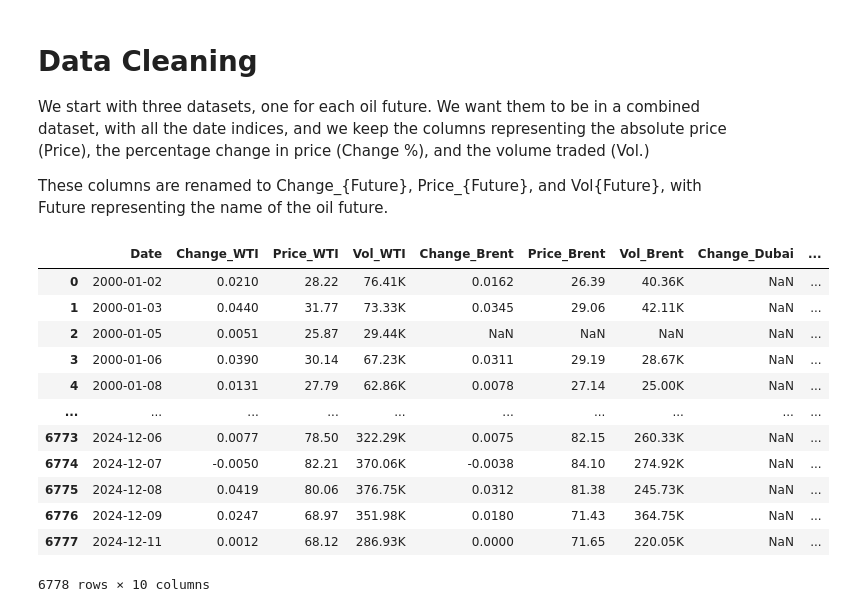
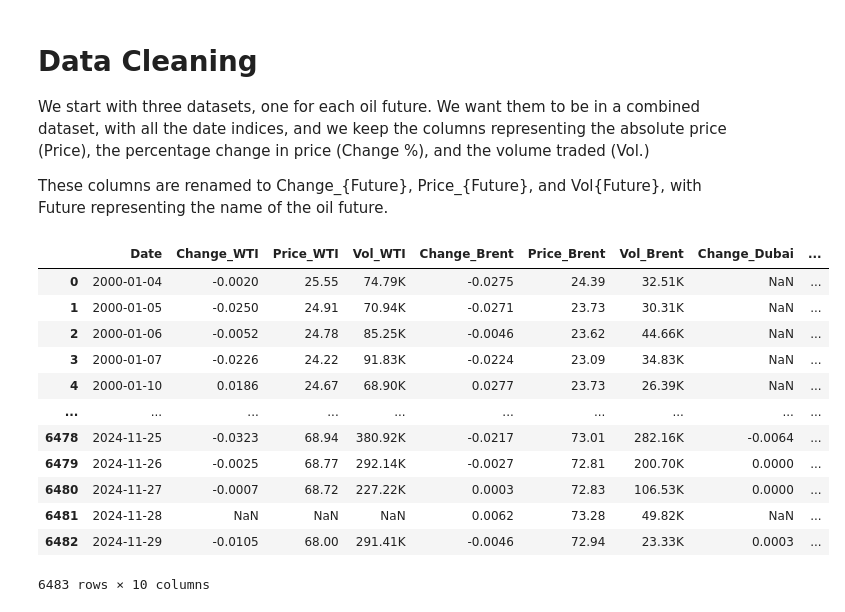
Before and after one commit to fabianbermana/oil_futures_analysis, a Jupyter notebook: scripts/data_cleaning.ipynb, the cells around one changed output. Drawn from its saved outputs; the diff is of its cells as text; code cells hidden in the pictures.

Commit message:
fixed major issue with data cleaning

```diff
--- a/scripts/data_cleaning.ipynb
+++ b/scripts/data_cleaning.ipynb
@@ -13,9 +18,9 @@ DATA_BRENT = pd.read_csv("../Datasets/Futures_Oil_Brent.csv", header=0)
 DATA_DUBAI = pd.read_csv("../Datasets/Futures_Oil_Dubai.csv", header=0)
 
 # Ensure the Date columns are parsed correctly
-DATA_WTI['Date'] = pd.to_datetime(DATA_WTI['Date'], errors='coerce')
-DATA_BRENT['Date'] = pd.to_datetime(DATA_BRENT['Date'], errors='coerce')
-DATA_DUBAI['Date'] = pd.to_datetime(DATA_DUBAI['Date'], errors='coerce')
+DATA_WTI['Date'] = pd.to_datetime(DATA_WTI['Date'], errors='coerce', format=r"%d-%m-%y")
+DATA_BRENT['Date'] = pd.to_datetime(DATA_BRENT['Date'], errors='coerce', format=r"%d-%m-%y")
+DATA_DUBAI['Date'] = pd.to_datetime(DATA_DUBAI['Date'], errors='coerce', format=r"%d-%m-%y")
 
 # Perform full outer join on the Date column
 combined_data = (
@@ -28,42 +33,42 @@ combined_data = (
         how='outer'
     )
     .merge(
         DATA_DUBAI[['Date', 'Change %', 'Price', 'Vol.']]
         .rename(columns={'Change %': 'Change_Dubai', 'Price': 'Price_Dubai', 'Vol.': 'Vol_Dubai'}),
         on='Date',
         how='outer'
     )
 )
 
 # Remove '%' from Change % columns and convert to numeric
 for column in ['Change_WTI', 'Change_Brent', 'Change_Dubai']:
     combined_data[column] = (
         combined_data[column]
         .str.replace('%', '', regex=False)  # Remove '%' symbol
         .str.strip()  # Remove leading/trailing spaces
         .astype(float)  # Convert to numeric
         .divide(100)  # Convert to decimal
     )
 
 # Sort by Date
 combined_data = combined_data.sort_values(by='Date')
 
 # Display the first few rows
 display(combined_data)
 
 # Save combined data to CSV if needed
 combined_data.to_csv("../Datasets/Futures_Oil_Combined.csv", index=False)
 # %% [output]
 |  | Date | Change_WTI | Price_WTI | Vol_WTI | Change_Brent | Price_Brent | Vol_Brent | Change_Dubai | ... |
-| 0 | 2000-01-02 | 0.0210 | 28.22 | 76.41K | 0.0162 | 26.39 | 40.36K | NaN | ... |
-| 1 | 2000-01-03 | 0.0440 | 31.77 | 73.33K | 0.0345 | 29.06 | 42.11K | NaN | ... |
-| 2 | 2000-01-05 | 0.0051 | 25.87 | 29.44K | NaN | NaN | NaN | NaN | ... |
-| 3 | 2000-01-06 | 0.0390 | 30.14 | 67.23K | 0.0311 | 29.19 | 28.67K | NaN | ... |
-| 4 | 2000-01-08 | 0.0131 | 27.79 | 62.86K | 0.0078 | 27.14 | 25.00K | NaN | ... |
+| 0 | 2000-01-04 | -0.0020 | 25.55 | 74.79K | -0.0275 | 24.39 | 32.51K | NaN | ... |
+| 1 | 2000-01-05 | -0.0250 | 24.91 | 70.94K | -0.0271 | 23.73 | 30.31K | NaN | ... |
+| 2 | 2000-01-06 | -0.0052 | 24.78 | 85.25K | -0.0046 | 23.62 | 44.66K | NaN | ... |
+| 3 | 2000-01-07 | -0.0226 | 24.22 | 91.83K | -0.0224 | 23.09 | 34.83K | NaN | ... |
+| 4 | 2000-01-10 | 0.0186 | 24.67 | 68.90K | 0.0277 | 23.73 | 26.39K | NaN | ... |
 | ... | ... | ... | ... | ... | ... | ... | ... | ... | ... |
-| 6773 | 2024-12-06 | 0.0077 | 78.50 | 322.29K | 0.0075 | 82.15 | 260.33K | NaN | ... |
-| 6774 | 2024-12-07 | -0.0050 | 82.21 | 370.06K | -0.0038 | 84.10 | 274.92K | NaN | ... |
-| 6775 | 2024-12-08 | 0.0419 | 80.06 | 376.75K | 0.0312 | 81.38 | 245.73K | NaN | ... |
-| 6776 | 2024-12-09 | 0.0247 | 68.97 | 351.98K | 0.0180 | 71.43 | 364.75K | NaN | ... |
-| 6777 | 2024-12-11 | 0.0012 | 68.12 | 286.93K | 0.0000 | 71.65 | 220.05K | NaN | ... |
+| 6478 | 2024-11-25 | -0.0323 | 68.94 | 380.92K | -0.0217 | 73.01 | 282.16K | -0.0064 | ... |
+| 6479 | 2024-11-26 | -0.0025 | 68.77 | 292.14K | -0.0027 | 72.81 | 200.70K | 0.0000 | ... |
+| 6480 | 2024-11-27 | -0.0007 | 68.72 | 227.22K | 0.0003 | 72.83 | 106.53K | 0.0000 | ... |
+| 6481 | 2024-11-28 | NaN | NaN | NaN | 0.0062 | 73.28 | 49.82K | NaN | ... |
+| 6482 | 2024-11-29 | -0.0105 | 68.00 | 291.41K | -0.0046 | 72.94 | 23.33K | 0.0003 | ... |
-6778 rows × 10 columns
+6483 rows × 10 columns
```
Also changed, not shown: parts of 1 cell of this notebook, 5 other files.
